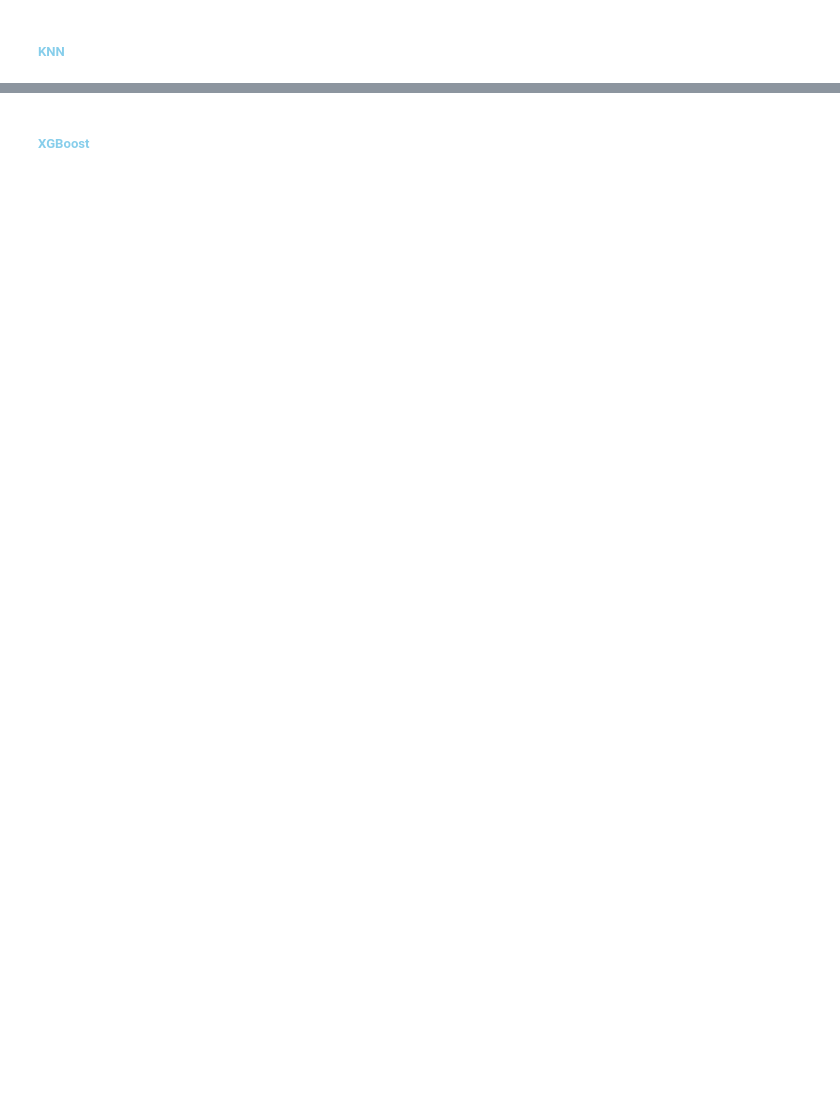
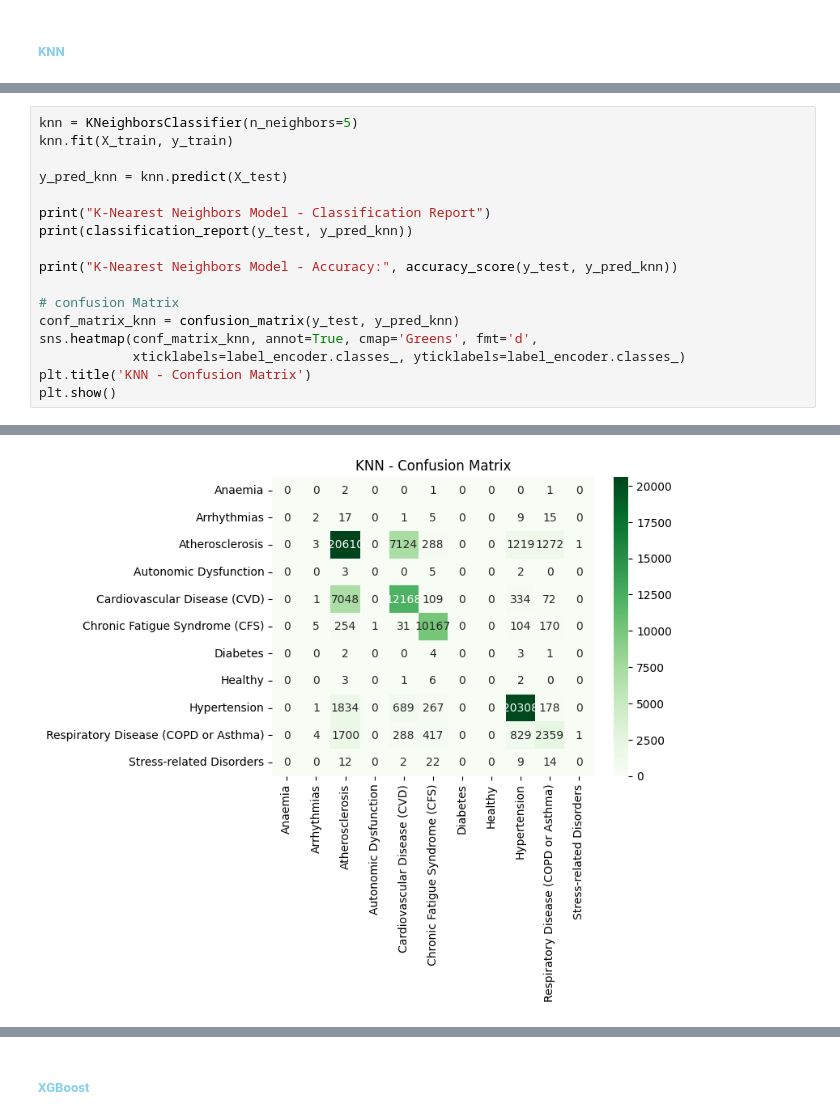
Before and after one commit to zen-0wl/E-Health, a Jupyter notebook: classify.ipynb, the cells around one changed output, grey strips where cells are left out. Drawn from its saved outputs; the diff is of its cells as text; blank space fills up the shorter version.

```diff
--- a/classify.ipynb
+++ b/classify.ipynb
@@ -505,0 +328,18 @@ Using DummyClassifier for Autonomic Dysfunction (only one class: [0])
+# %%
+knn = KNeighborsClassifier(n_neighbors=5)
+knn.fit(X_train, y_train)
+
+y_pred_knn = knn.predict(X_test)
+
+print("K-Nearest Neighbors Model - Classification Report")
+print(classification_report(y_test, y_pred_knn))
+
+print("K-Nearest Neighbors Model - Accuracy:", accuracy_score(y_test, y_pred_knn))
+
+# confusion Matrix
+conf_matrix_knn = confusion_matrix(y_test, y_pred_knn)
+sns.heatmap(conf_matrix_knn, annot=True, cmap='Greens', fmt='d',
+            xticklabels=label_encoder.classes_, yticklabels=label_encoder.classes_)
+plt.title('KNN - Confusion Matrix')
+plt.show()
+# %% [output]
@@ -505,0 +366 @@ Using DummyClassifier for Autonomic Dysfunction (only one class: [0])
+[figure, added]
```
Also changed, not shown: parts of 20 cells of this notebook.
